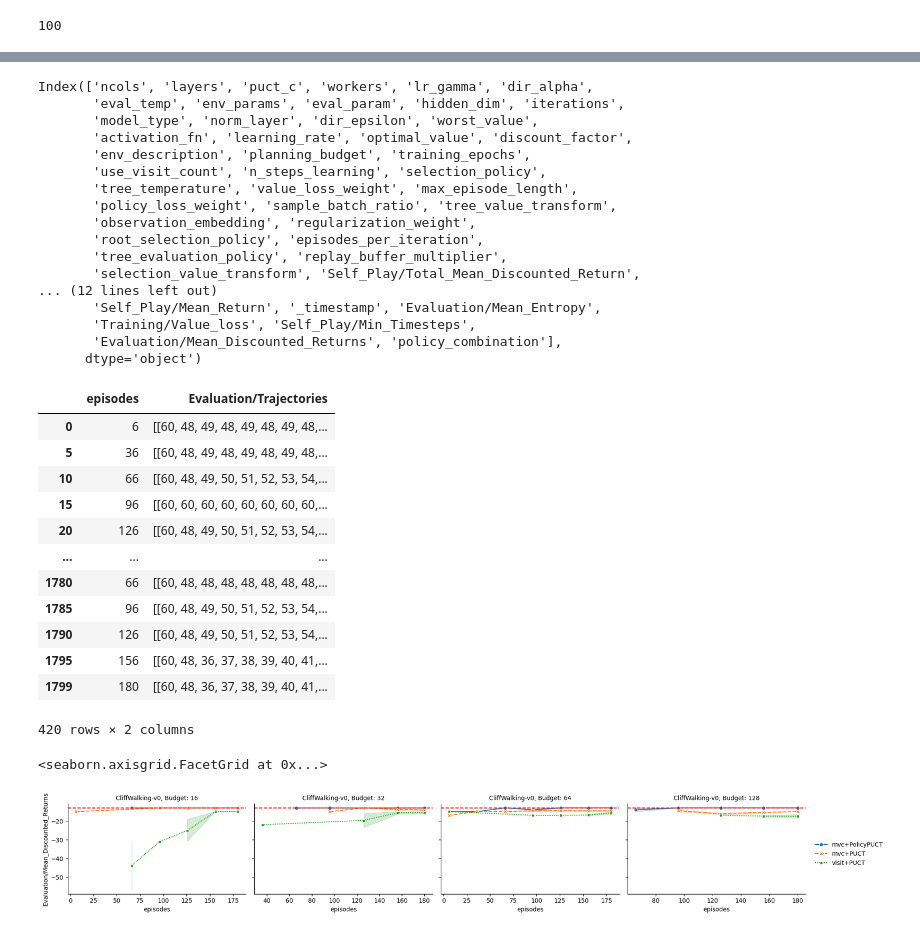
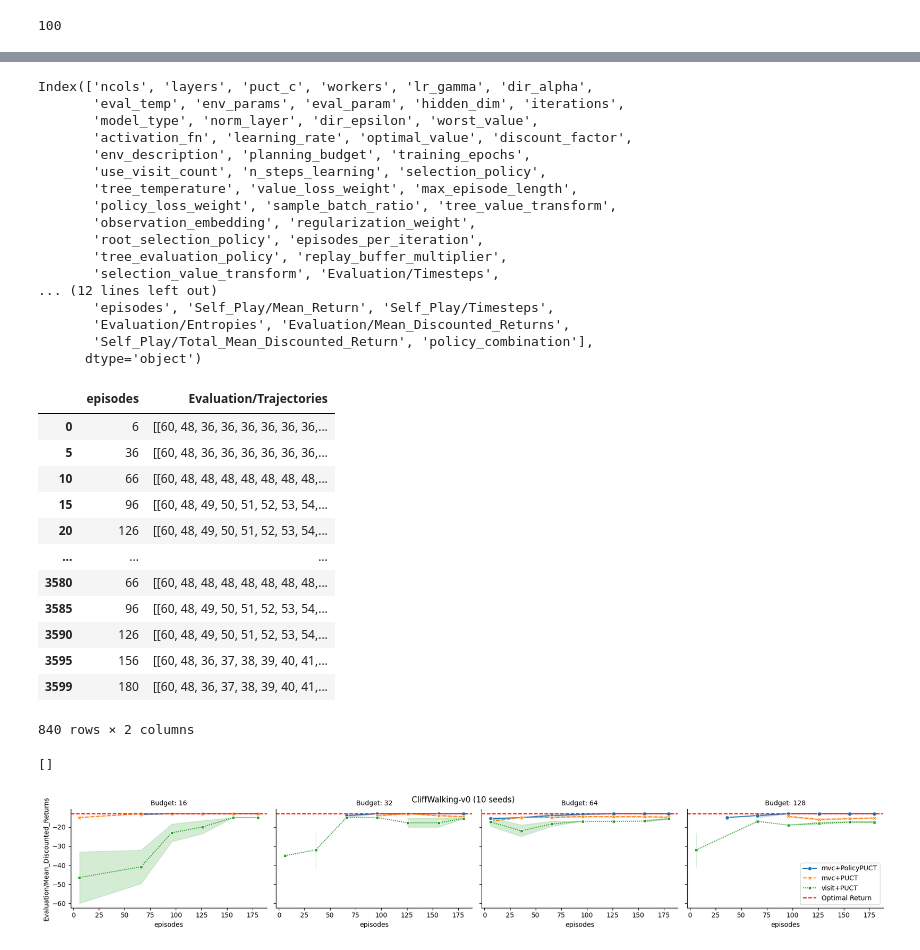
Before and after one commit to albinjal/GeneralAlphaZero, a Jupyter notebook: notebooks/fixed_planning3.ipynb, the cells around one changed output, grey strips where cells are left out. Cells and saved outputs as stored; diff of their text form; code cells hidden in the pictures.

```diff
--- a/notebooks/fixed_planning3.ipynb
+++ b/notebooks/fixed_planning3.ipynb
@@ -11,7 +11,7 @@ import matplotlib.pyplot as plt
 
 api = wandb.Api()
 entity, project = "ajzero", "AlphaZero"
-tags = ['2024-04-26-15-30-10', '2024-04-25-19-54-41', '2024-04-25-21-23-45', '2024-04-26-09-48-53','2024-04-26-11-22-32']
+tags = ['2024-04-26-15-30-10', '2024-04-25-19-54-41', '2024-04-25-21-23-45', '2024-04-26-09-48-53','2024-04-26-11-22-32', '2024-05-01-11-32-26']
 filters = {"tags": {"$in": tags}, "state": "finished", "config.use_visit_count": True}
 runs = api.runs(entity + "/" + project, filters=filters)
 runs
@@ -306,55 +409,68 @@ Index(['ncols', 'layers', 'puct_c', 'workers', 'lr_gamma', 'dir_alpha',
        'observation_embedding', 'regularization_weight',
        'root_selection_policy', 'episodes_per_iteration',
        'tree_evaluation_policy', 'replay_buffer_multiplier',
-       'selection_value_transform', 'Self_Play/Total_Mean_Discounted_Return',
+       'selection_value_transform', 'Evaluation/Timesteps',
 ... (12 lines left out)
-       'Self_Play/Mean_Return', '_timestamp', 'Evaluation/Mean_Entropy',
-       'Training/Value_loss', 'Self_Play/Min_Timesteps',
-       'Evaluation/Mean_Discounted_Returns', 'policy_combination'],
+       'episodes', 'Self_Play/Mean_Return', 'Self_Play/Timesteps',
+       'Evaluation/Entropies', 'Evaluation/Mean_Discounted_Returns',
+       'Self_Play/Total_Mean_Discounted_Return', 'policy_combination'],
       dtype='object')
 # %%
 eval_data = df[df["Evaluation/Trajectories"].notnull()].copy()
 eval_data[["episodes", "Evaluation/Trajectories"]]
 # %% [output]
 |  | episodes | Evaluation/Trajectories |
-| 0 | 6 | [[60, 48, 49, 48, 49, 48, 49, 48,... |
-| 5 | 36 | [[60, 48, 49, 48, 49, 48, 49, 48,... |
-| 10 | 66 | [[60, 48, 49, 50, 51, 52, 53, 54,... |
-| 15 | 96 | [[60, 60, 60, 60, 60, 60, 60, 60,... |
+| 0 | 6 | [[60, 48, 36, 36, 36, 36, 36, 36,... |
+| 5 | 36 | [[60, 48, 36, 36, 36, 36, 36, 36,... |
+| 10 | 66 | [[60, 48, 48, 48, 48, 48, 48, 48,... |
+| 15 | 96 | [[60, 48, 49, 50, 51, 52, 53, 54,... |
 | 20 | 126 | [[60, 48, 49, 50, 51, 52, 53, 54,... |
 | ... | ... | ... |
-| 1780 | 66 | [[60, 48, 48, 48, 48, 48, 48, 48,... |
-| 1785 | 96 | [[60, 48, 49, 50, 51, 52, 53, 54,... |
-| 1790 | 126 | [[60, 48, 49, 50, 51, 52, 53, 54,... |
-| 1795 | 156 | [[60, 48, 36, 37, 38, 39, 40, 41,... |
-| 1799 | 180 | [[60, 48, 36, 37, 38, 39, 40, 41,... |
+| 3580 | 66 | [[60, 48, 48, 48, 48, 48, 48, 48,... |
+| 3585 | 96 | [[60, 48, 49, 50, 51, 52, 53, 54,... |
+| 3590 | 126 | [[60, 48, 49, 50, 51, 52, 53, 54,... |
+| 3595 | 156 | [[60, 48, 36, 37, 38, 39, 40, 41,... |
+| 3599 | 180 | [[60, 48, 36, 37, 38, 39, 40, 41,... |
-420 rows × 2 columns
+840 rows × 2 columns
 # %%
 # eval_data only if Evaluation/Trajectories is not None
 eval_data['max_length_reached'] = eval_data['Evaluation/Trajectories'].apply(lambda x: len(x[0]) == max_episode_length)
 
 # Filtered DataFrame for plotting without the max_length_reached datapoints
 filtered_df = eval_data[~eval_data['max_length_reached']]
 
 
 # Set up the FacetGrid using the filtered DataFrame
 g = sns.FacetGrid(data=filtered_df, row="env_description", col="planning_budget", sharex="col", sharey="row", aspect=1.5)
 g.map_dataframe(sns.lineplot,
                 x=x_metric, y=metric,
                 hue="policy_combination", style="policy_combination",
                 markers=True, errorbar="se", estimator=estimator)
 
 # Adding the optimal value horizontal line
 for ax in g.axes.flat:
     ax.axhline(optimum_value, ls="--", color="red")
 
-# Adjust aesthetics and add legend
-g.add_legend()
-g.set_titles("{row_name}, Budget: {col_name}")
+# Step 3: Adjusting aesthetics
+g.set_titles("Budget: {col_name}")
+g.fig.suptitle(f"{env_description} ({nseeds} seeds)")
 g.set_axis_labels(x_metric, metric)
+
+
+
+# Add custom legend
+legend_elements = [Line2D([0], [0], color='red', linestyle='--', label='Optimal Return')]
+handles, labels = g.axes.flat[-1].get_legend_handles_labels()
+handles.extend(legend_elements)
+g.axes.flat[-1].legend(handles=handles, loc='lower right')
+
+
+# Save as pdf
+plt.savefig(f"{save_folder}/{env_description}_{metric.replace('/', '_')}_speed.pdf")
+plt.plot()
 # %% [output]
-<seaborn.axisgrid.FacetGrid at 0x...>
+[]
-[figure, old version]
+[figure, new version]
 # %%
 filtered_df
 # %% [output]
```
Also changed, not shown: parts of 14 cells of this notebook, 3 other files.
